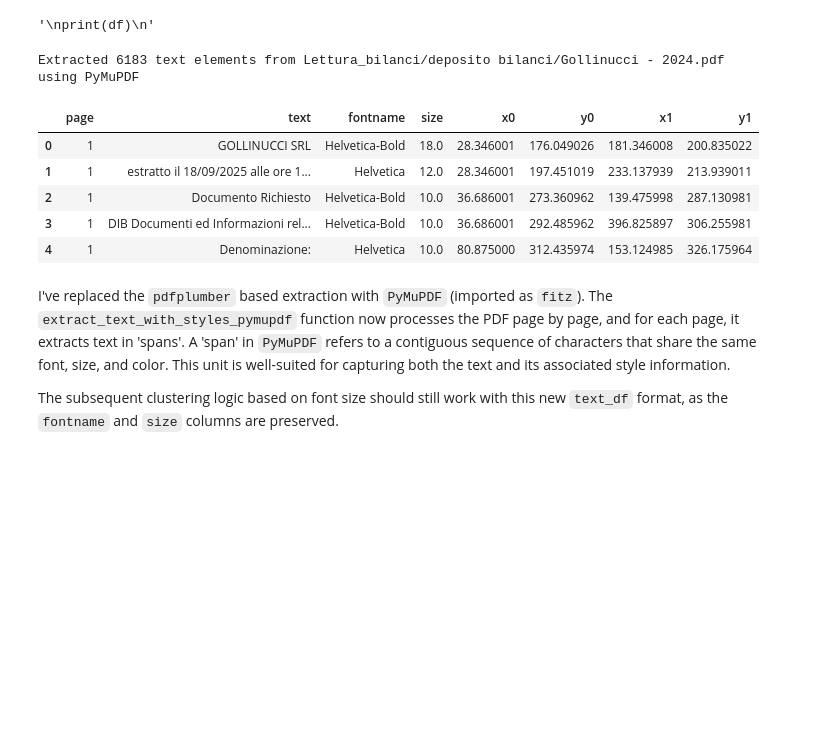
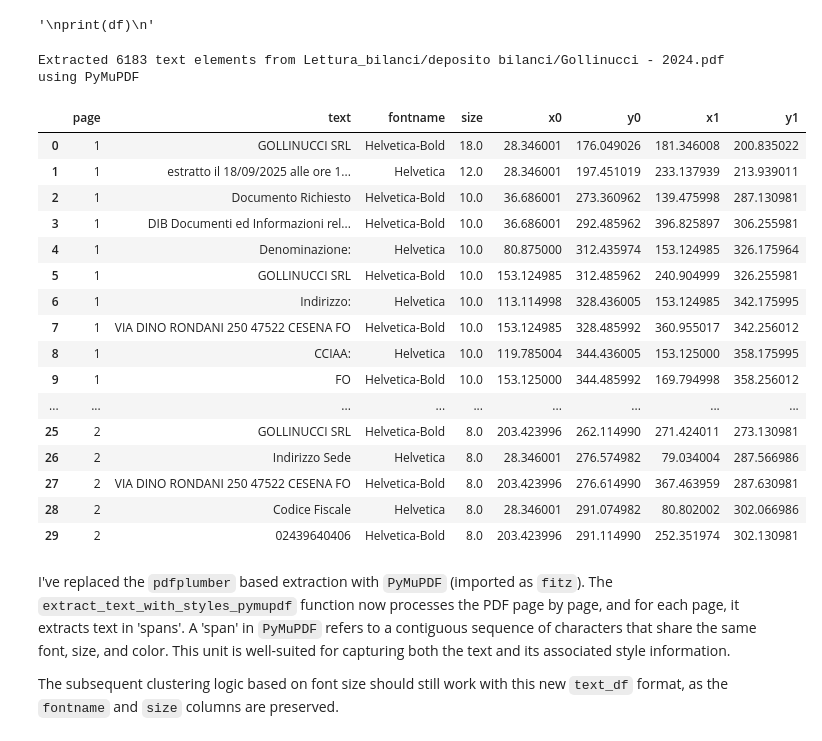
Before and after one commit to Nick97382000/Lettura_bilanci, a Jupyter notebook: Lettura bilanci.ipynb, the cells around one changed output. Saved outputs shown, nothing was run; the diff lists cells and outputs as text; code cells hidden in the pictures; blank space fills up the shorter version.

```diff
--- a/Lettura bilanci.ipynb
+++ b/Lettura bilanci.ipynb
@@ -185,34 +189,45 @@ def extract_text_with_styles_pymupdf(pdf_path):
                                     'size': size,
                                     'x0': x0, 'y0': y0, 'x1': x1, 'y1': y1
                                 })
     except Exception as e:
         print(f"Error processing PDF {pdf_path}: {e}")
     finally:
         if 'doc' in locals() and doc.is_closed == False:
             doc.close()
     return pd.DataFrame(all_text_info)
 
 # Example PDF path - using Gollinucci - 2024.pdf
 sample_pdf_path = "Lettura_bilanci/deposito bilanci/Gollinucci - 2024.pdf"
 
 # Extract text with style information using PyMuPDF
 text_df = extract_text_with_styles_pymupdf(sample_pdf_path)
 
 # Apply cleaning for page numbers to the text column immediately after extraction
 text_df['text'] = text_df['text'].apply(clean_page_numbers_from_title)
 # Filter out any rows where text became empty after cleaning (i.e., were only page numbers)
 text_df = text_df[text_df['text'].str.strip() != ''].reset_index(drop=True)
 
 print(f"Extracted {len(text_df)} text elements from {sample_pdf_path} using PyMuPDF")
-display(text_df.head())
+display(text_df[0:30])
 # %% [output]
 Extracted 6183 text elements from Lettura_bilanci/deposito bilanci/Gollinucci - 2024.pdf using PyMuPDF
 |  | page | text | fontname | size | x0 | y0 | x1 | y1 |
 | 0 | 1 | GOLLINUCCI SRL | Helvetica-Bold | 18.0 | 28.346001 | 176.049026 | 181.346008 | 200.835022 |
 | 1 | 1 | estratto il 18/09/2025 alle ore 1... | Helvetica | 12.0 | 28.346001 | 197.451019 | 233.137939 | 213.939011 |
 | 2 | 1 | Documento Richiesto | Helvetica-Bold | 10.0 | 36.686001 | 273.360962 | 139.475998 | 287.130981 |
 | 3 | 1 | DIB Documenti ed Informazioni rel... | Helvetica-Bold | 10.0 | 36.686001 | 292.485962 | 396.825897 | 306.255981 |
 | 4 | 1 | Denominazione: | Helvetica | 10.0 | 80.875000 | 312.435974 | 153.124985 | 326.175964 |
+| 5 | 1 | GOLLINUCCI SRL | Helvetica-Bold | 10.0 | 153.124985 | 312.485962 | 240.904999 | 326.255981 |
+| 6 | 1 | Indirizzo: | Helvetica | 10.0 | 113.114998 | 328.436005 | 153.124985 | 342.175995 |
+| 7 | 1 | VIA DINO RONDANI 250 47522 CESENA FO | Helvetica-Bold | 10.0 | 153.124985 | 328.485992 | 360.955017 | 342.256012 |
+| 8 | 1 | CCIAA: | Helvetica | 10.0 | 119.785004 | 344.436005 | 153.125000 | 358.175995 |
+| 9 | 1 | FO | Helvetica-Bold | 10.0 | 153.125000 | 344.485992 | 169.794998 | 358.256012 |
+| ... | ... | ... | ... | ... | ... | ... | ... | ... |
+| 25 | 2 | GOLLINUCCI SRL | Helvetica-Bold | 8.0 | 203.423996 | 262.114990 | 271.424011 | 273.130981 |
+| 26 | 2 | Indirizzo Sede | Helvetica | 8.0 | 28.346001 | 276.574982 | 79.034004 | 287.566986 |
+| 27 | 2 | VIA DINO RONDANI 250 47522 CESENA FO | Helvetica-Bold | 8.0 | 203.423996 | 276.614990 | 367.463959 | 287.630981 |
+| 28 | 2 | Codice Fiscale | Helvetica | 8.0 | 28.346001 | 291.074982 | 80.802002 | 302.066986 |
+| 29 | 2 | 02439640406 | Helvetica-Bold | 8.0 | 203.423996 | 291.114990 | 252.351974 | 302.130981 |
 # %% [markdown]
 I've replaced the `pdfplumber` based extraction with `PyMuPDF` (imported as `fitz`). The `extract_text_with_styles_pymupdf` function now processes the PDF page by page, and for each page, it extracts text in 'spans'. A 'span' in `PyMuPDF` refers to a contiguous sequence of characters that share the same font, size, and color. This unit is well-suited for capturing both the text and its associated style information.
 
```
Also changed, not shown: parts of 10 cells of this notebook.
